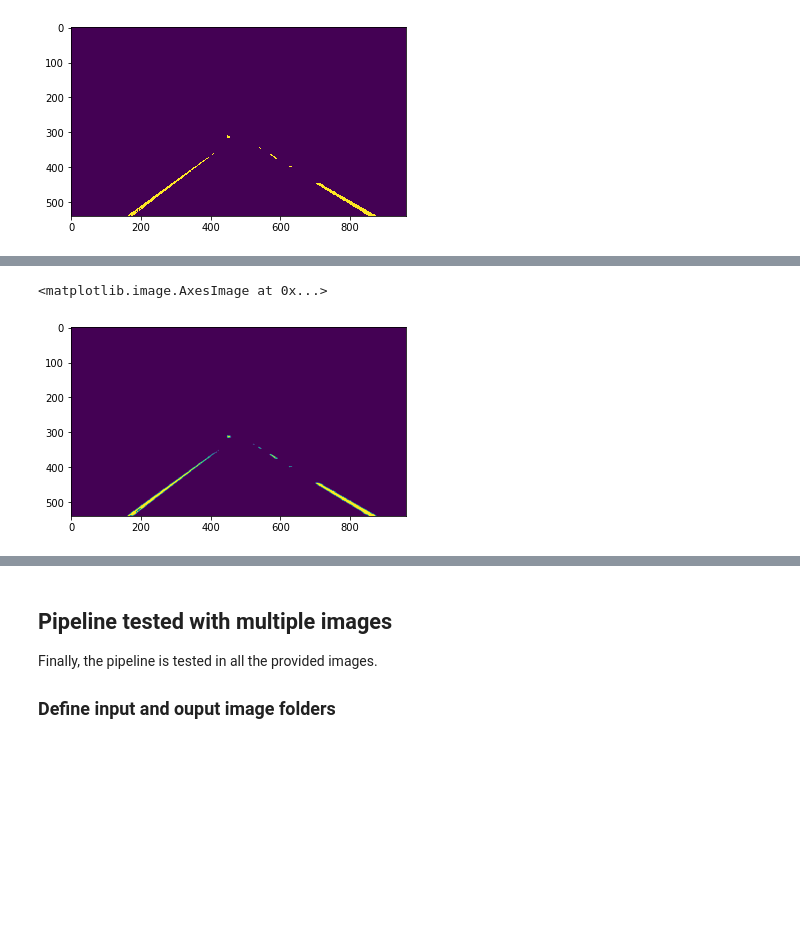
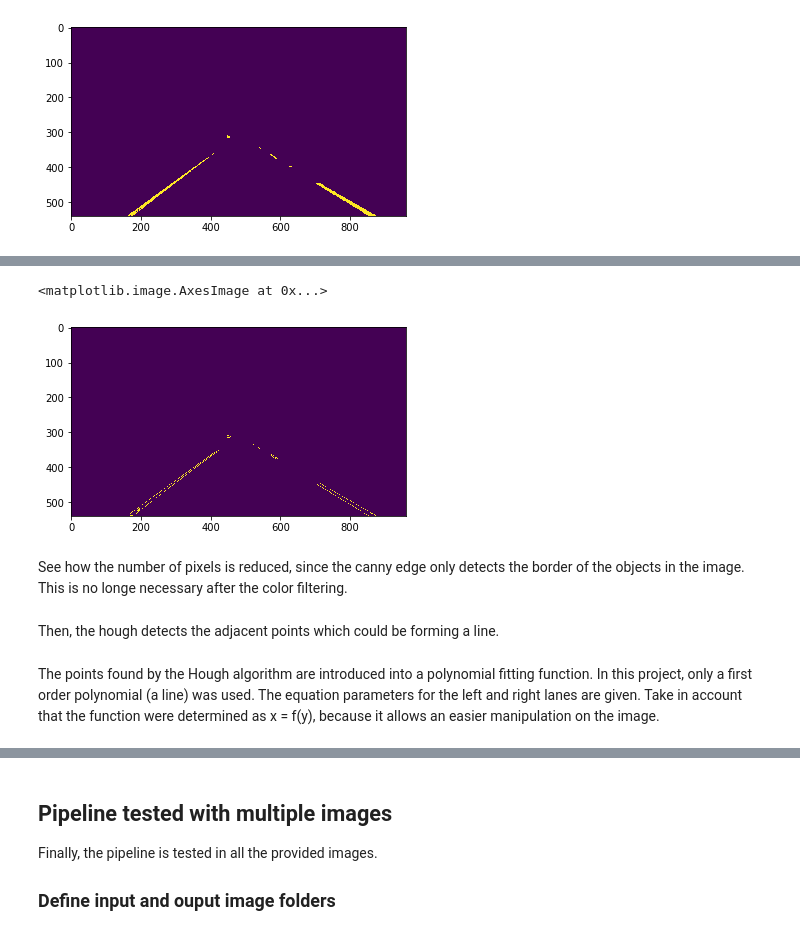
Before and after one commit to toshiharutf/CarND-LaneLines-P1, a Jupyter notebook: P1_LaneLines.ipynb, the cells around one changed output, grey strips where cells are left out. Drawn from its saved outputs; the diff is of its cells as text; code cells hidden in the pictures; blank space fills up the shorter version.

```diff
--- a/P1_LaneLines.ipynb
+++ b/P1_LaneLines.ipynb
@@ -310,0 +304,5 @@ A gaussian smoothing filter and the Canny algorithm are
+# %%
+    blur_gray = gaussianBlur(maskedImg,kernel_size=5)
+
+    plt.figure()
+    plt.imshow(blur_gray)
@@ -311,13 +312,16 @@ A gaussian smoothing filter and the Canny algorithm are
 # %%
-    blur_gray = gaussianBlur(maskedImg,kernel_size=5)
+# Define our parameters for Canny and apply
+low_threshold = 50
+high_threshold = 200
 
-    # Define our parameters for Canny and apply
-    low_threshold = 50
-    high_threshold = 200
-    edges = canny(blur_gray, low_threshold, high_threshold)
+edges = canny(blur_gray, low_threshold, high_threshold)
 
-    plt.figure()
-    plt.imshow(blur_gray)
+plt.figure()
+plt.imshow(edges)
 # %% [output]
 <matplotlib.image.AxesImage at 0x...>
-[figure, old version]
+[figure, new version]
+# %% [markdown]
+See how the number of pixels is reduced, since the canny edge only detects the border of the objects in the image. This is no longe necessary after the color filtering.
+# %% [markdown]
+Then, the hough detects the adjacent points which could be forming a line.
@@ -323,0 +338,2 @@ A gaussian smoothing filter and the Canny algorithm are
+# %% [markdown]
+The points found by the Hough algorithm are introduced into a polynomial fitting function. In this project, only a first order polynomial (a line) was used. The equation parameters for the left and right lanes are given. Take in account that the function were determined as x = f(y), because it allows an easier manipulation on the image.
```
Also changed, not shown: parts of 13 cells of this notebook, 1 other file.
